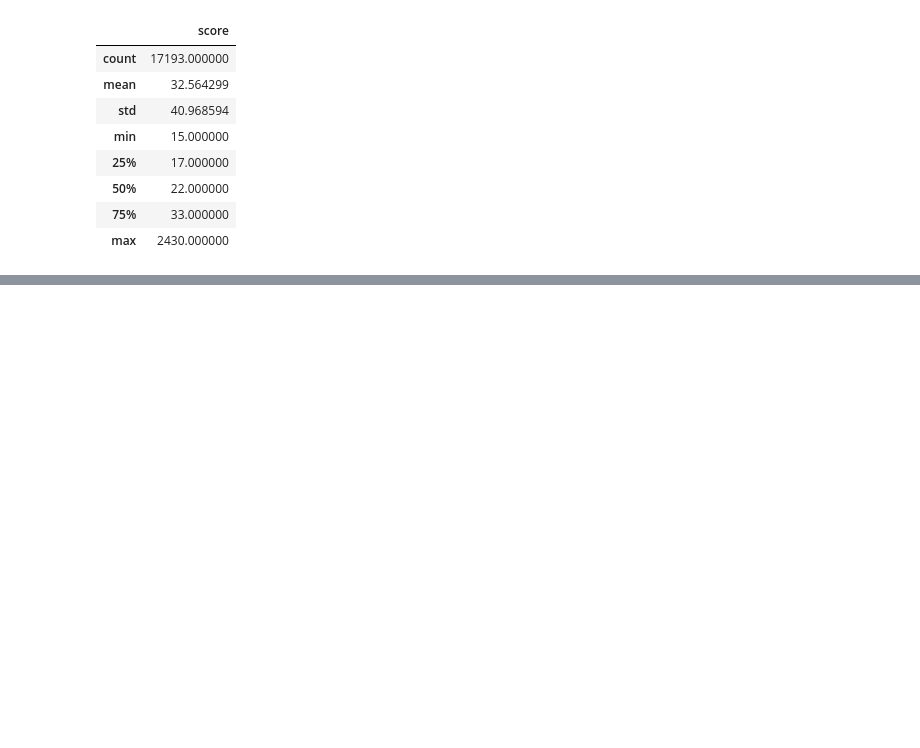
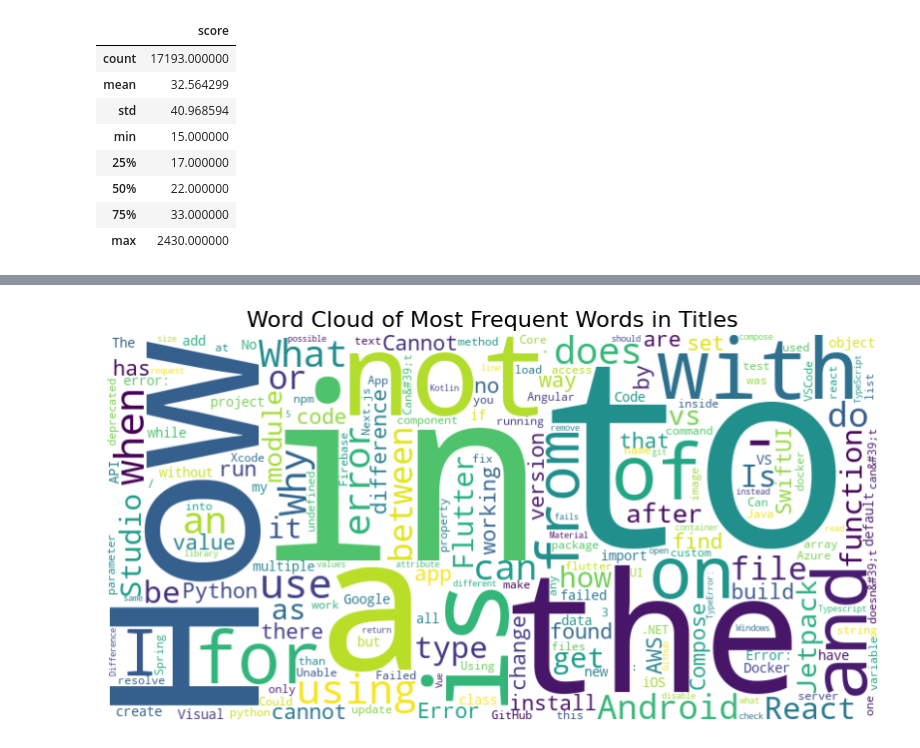
Before and after one commit to hystb/P5_Cat-gorisez_automatiquement_des_questions, a Jupyter notebook: Milan_Nicolas_1_notebook_exploration_092024.ipynb, the cells around one changed output, grey strips where cells are left out. Saved outputs shown, nothing was run; the diff lists cells and outputs as text; code cells hidden in the pictures; blank space fills up the shorter version.

```diff
--- a/Milan_Nicolas_1_notebook_exploration_092024.ipynb
+++ b/Milan_Nicolas_1_notebook_exploration_092024.ipynb
@@ -242,0 +250,4 @@ plot_WordCloud(X_clean)
+# %%
+TP.plot_WordCloud()
+# %% [output]
+[figure, added]
```
Also changed, not shown: parts of 18 cells of this notebook.
